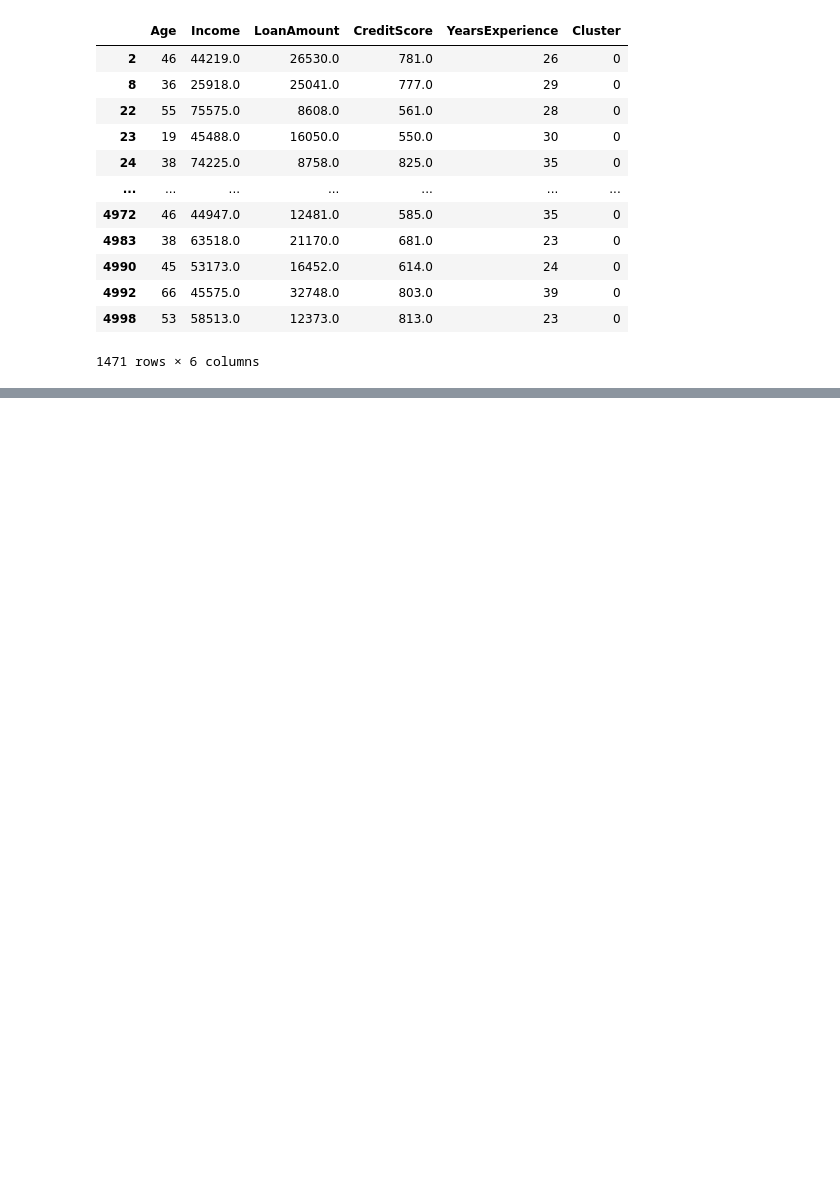
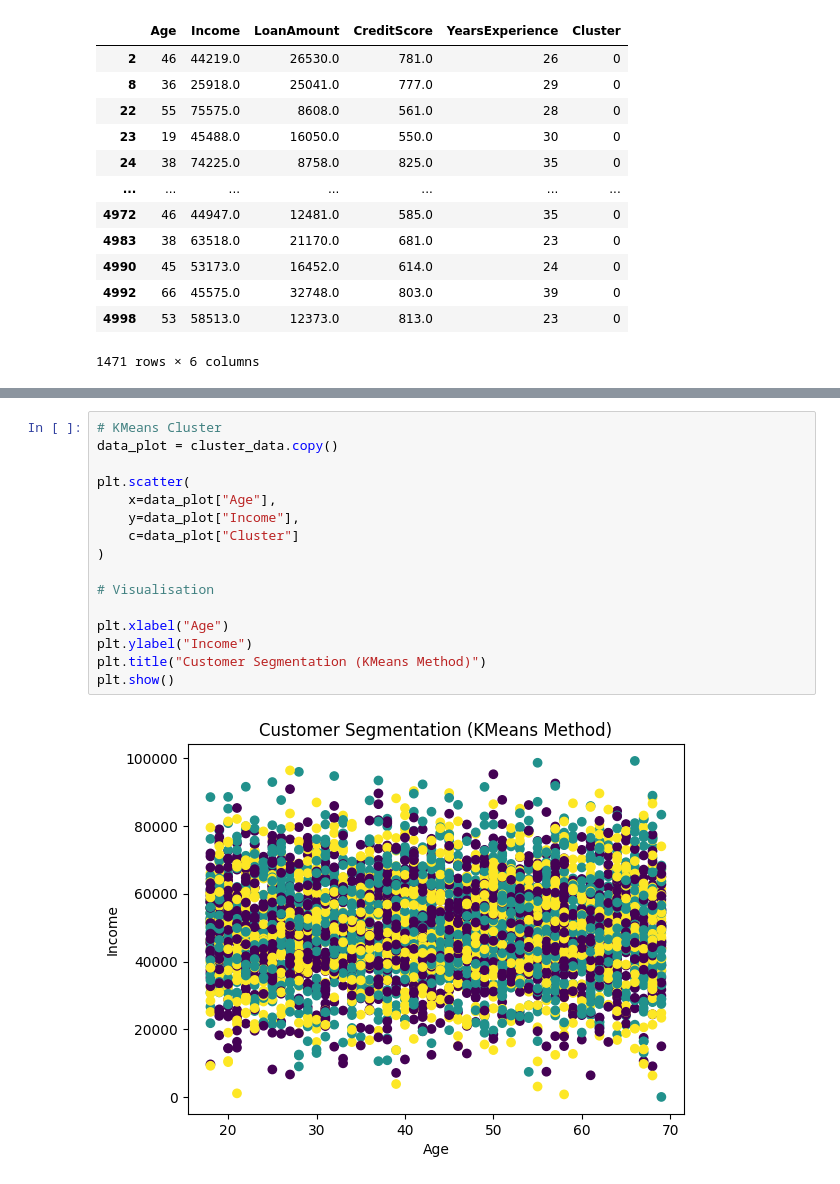
Before and after one commit to Akakiusz/machine-learning-algorithms, a Jupyter notebook: Nootebooks/01_loan_predictions.ipynb, the cells around one changed output, grey strips where cells are left out. Saved outputs shown, nothing was run; the diff lists cells and outputs as text; blank space fills up the shorter version.

```diff
--- a/Nootebooks/01_loan_predictions.ipynb
+++ b/Nootebooks/01_loan_predictions.ipynb
@@ -218,0 +233,18 @@ cluster_data[ cluster_data["Cluster"] == 3].describe()
+# %%
+# KMeans Cluster
+data_plot = cluster_data.copy()
+
+plt.scatter(
+    x=data_plot["Age"],
+    y=data_plot["Income"],
+    c=data_plot["Cluster"]
+)
+
+# Visualisation
+
+plt.xlabel("Age")
+plt.ylabel("Income")
+plt.title("Customer Segmentation (KMeans Method)")
+plt.show()
+# %% [output]
+[figure, added]
```
Also changed, not shown: parts of 5 cells of this notebook.
